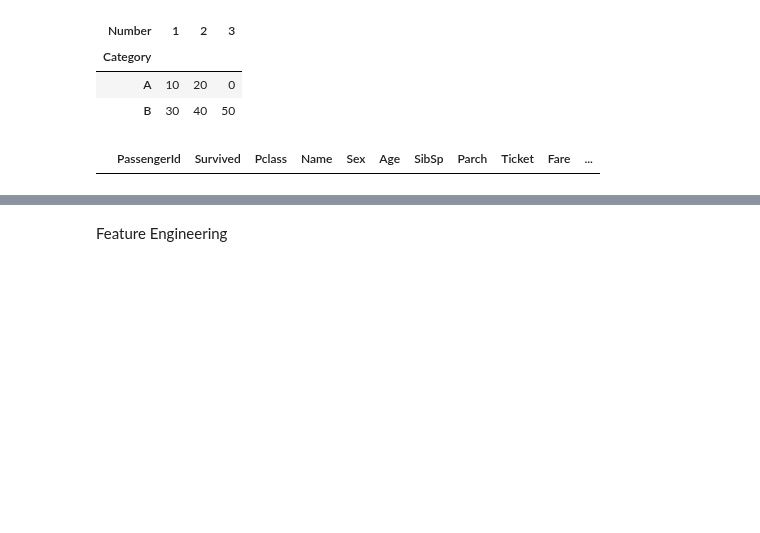
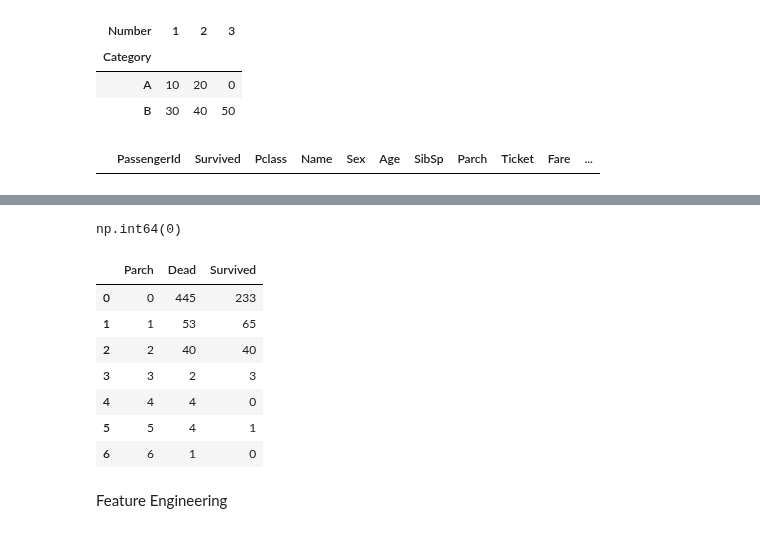
Before and after one commit to miji-lee-kr/titanic_practice, a Jupyter notebook: titanic.ipynb, the cells around one changed output, grey strips where cells are left out. Saved outputs shown, nothing was run; the diff lists cells and outputs as text; code cells hidden in the pictures; blank space fills up the shorter version.

```diff
--- a/titanic.ipynb
+++ b/titanic.ipynb
@@ -312,0 +500,21 @@ train_age_check
+# %%
+train['Parch'].isnull().sum()
+# %% [output]
+np.int64(0)
+# %%
+train_s = train.copy()
+
+sib_cnt = train_s.groupby(['Parch', 'Survived']).size().unstack(fill_value=0)
+sib_cnt.columns = ['Dead', 'Survived']
+df = sib_cnt.reset_index()
+
+df
+# %% [output]
+|  | Parch | Dead | Survived |
+| 0 | 0 | 445 | 233 |
+| 1 | 1 | 53 | 65 |
+| 2 | 2 | 40 | 40 |
+| 3 | 3 | 2 | 3 |
+| 4 | 4 | 4 | 0 |
+| 5 | 5 | 4 | 1 |
+| 6 | 6 | 1 | 0 |
```
Also changed, not shown: parts of 17 cells of this notebook, 1 other file.
